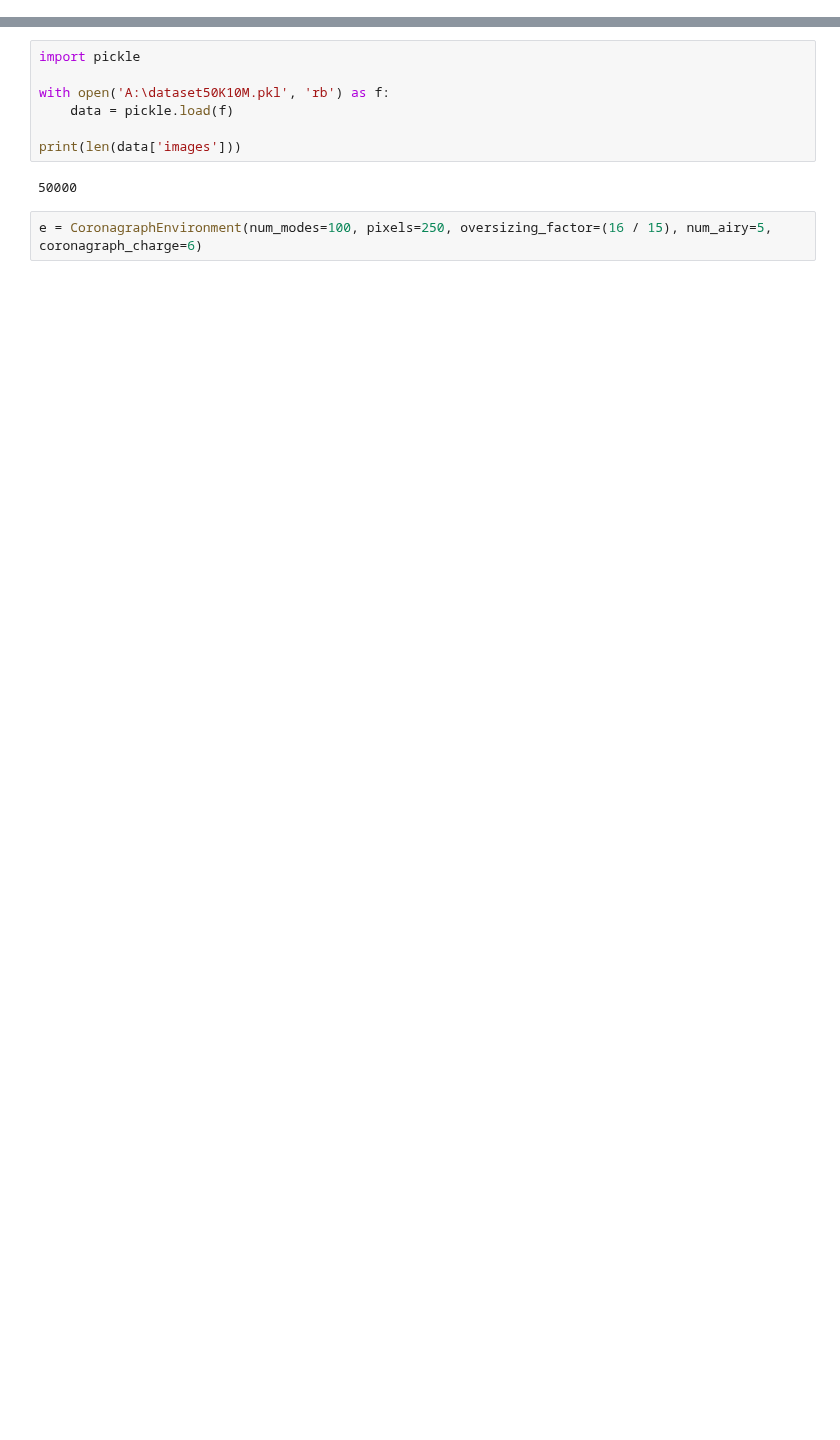
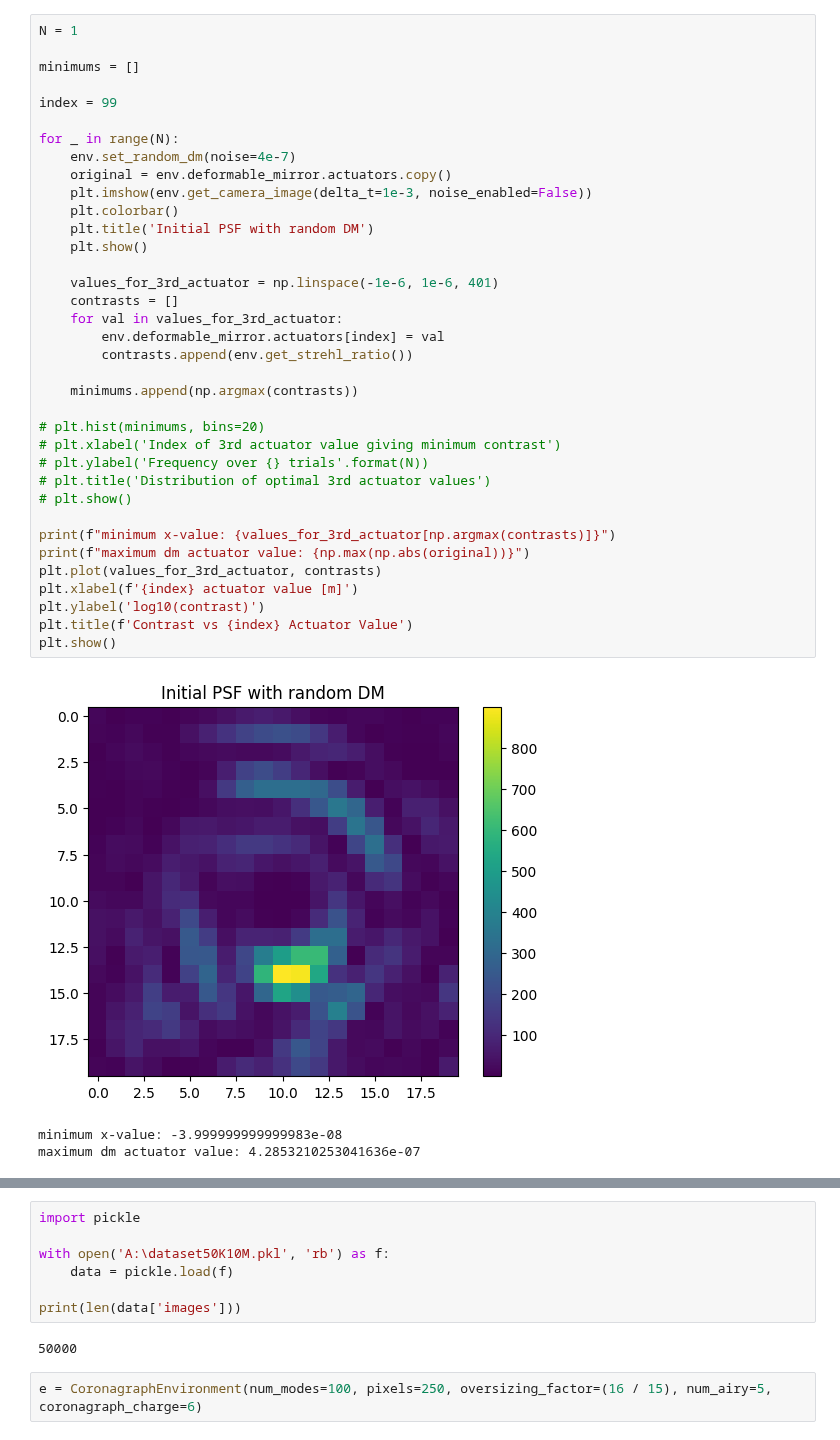
Before and after one commit to AlexeiKorolev/NASA-RL-Wavefront-Control, a Jupyter notebook: RL/testing.ipynb, the cells around one changed output, grey strips where cells are left out. Drawn from its saved outputs; the diff is of its cells as text; blank space fills up the shorter version.

```diff
--- a/RL/testing.ipynb
+++ b/RL/testing.ipynb
@@ -6,0 +58,40 @@ import numpy as np
+# %%
+N = 1
+
+minimums = []
+
+index = 99
+
+for _ in range(N):
+    env.set_random_dm(noise=4e-7)
+    original = env.deformable_mirror.actuators.copy()
+    plt.imshow(env.get_camera_image(delta_t=1e-3, noise_enabled=False))
+    plt.colorbar()
+    plt.title('Initial PSF with random DM')
+    plt.show()
+
+    values_for_3rd_actuator = np.linspace(-1e-6, 1e-6, 401)
+    contrasts = []
+    for val in values_for_3rd_actuator:
+        env.deformable_mirror.actuators[index] = val
+        contrasts.append(env.get_strehl_ratio())
+
+    minimums.append(np.argmax(contrasts))
+
+# plt.hist(minimums, bins=20)
+# plt.xlabel('Index of 3rd actuator value giving minimum contrast')
+# plt.ylabel('Frequency over {} trials'.format(N))
+# plt.title('Distribution of optimal 3rd actuator values')
+# plt.show()
+
+print(f"minimum x-value: {values_for_3rd_actuator[np.argmax(contrasts)]}")
+print(f"maximum dm actuator value: {np.max(np.abs(original))}")
+plt.plot(values_for_3rd_actuator, contrasts)
+plt.xlabel(f'{index} actuator value [m]')
+plt.ylabel('log10(contrast)')
+plt.title(f'Contrast vs {index} Actuator Value')
+plt.show()
+# %% [output]
+[figure, added]
+minimum x-value: -3.999999999999983e-08
+maximum dm actuator value: 4.2853210253041636e-07
```
Also changed, not shown: parts of 12 cells of this notebook, 13 other files.
